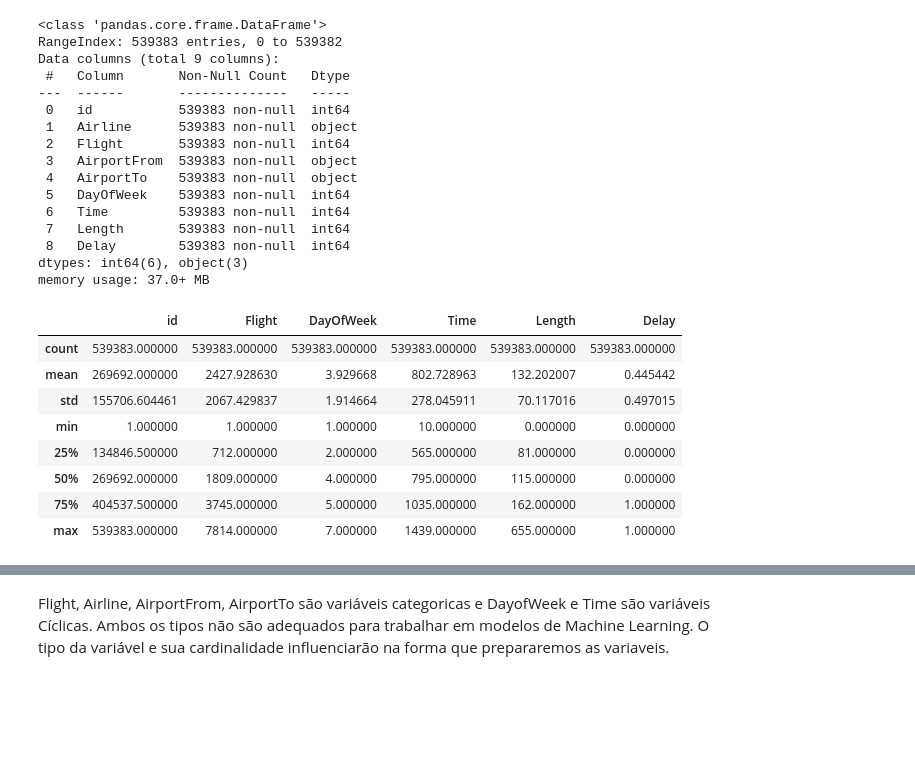
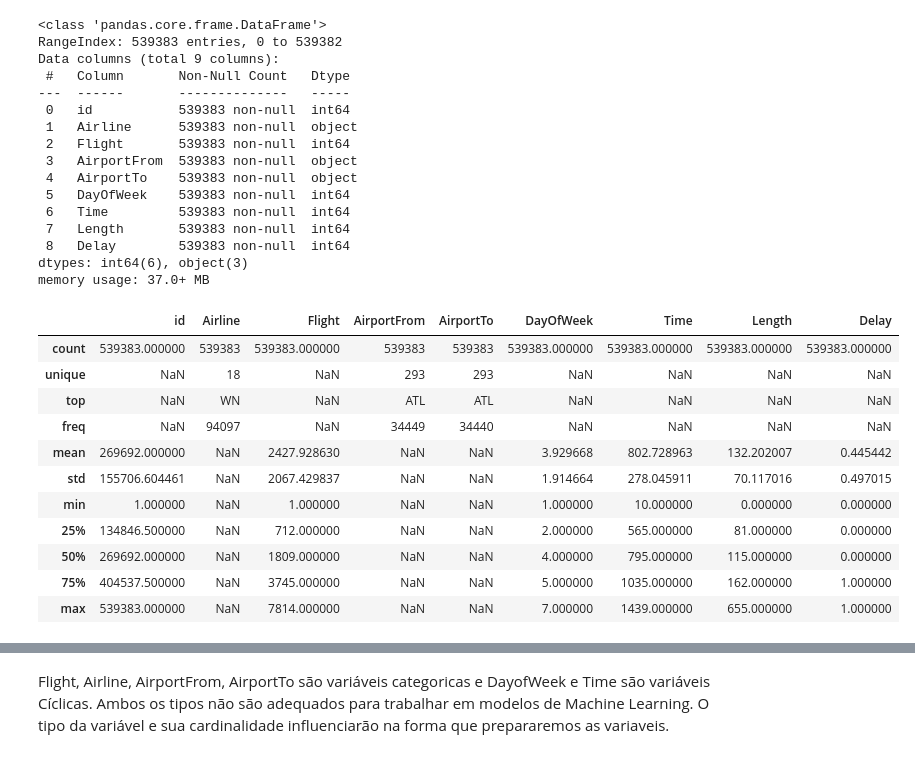
Before and after one commit to gustavopierre/flight_delay_project, a Jupyter notebook: api/machinelearning/notebooks/Flight_Delay.ipynb, the cells around one changed output, grey strips where cells are left out. Drawn from its saved outputs; the diff is of its cells as text; code cells hidden in the pictures; blank space fills up the shorter version.

```diff
--- a/api/machinelearning/notebooks/Flight_Delay.ipynb
+++ b/api/machinelearning/notebooks/Flight_Delay.ipynb
@@ -81,15 +88,19 @@ Data columns (total 9 columns):
  8   Delay        539383 non-null  int64
 dtypes: int64(6), object(3)
 memory usage: 37.0+ MB
-# %%
-dt.describe()
-# %% [output]
-|  | id | Flight | DayOfWeek | Time | Length | Delay |
-| count | 539383.000000 | 539383.000000 | 539383.000000 | 539383.000000 | 539383.000000 | 539383.000000 |
-| mean | 269692.000000 | 2427.928630 | 3.929668 | 802.728963 | 132.202007 | 0.445442 |
-| std | 155706.604461 | 2067.429837 | 1.914664 | 278.045911 | 70.117016 | 0.497015 |
-| min | 1.000000 | 1.000000 | 1.000000 | 10.000000 | 0.000000 | 0.000000 |
-| 25% | 134846.500000 | 712.000000 | 2.000000 | 565.000000 | 81.000000 | 0.000000 |
-| 50% | 269692.000000 | 1809.000000 | 4.000000 | 795.000000 | 115.000000 | 0.000000 |
-| 75% | 404537.500000 | 3745.000000 | 5.000000 | 1035.000000 | 162.000000 | 1.000000 |
-| max | 539383.000000 | 7814.000000 | 7.000000 | 1439.000000 | 655.000000 | 1.000000 |
+# %%
+# Checking the description of the data
+dt.describe(include='all')
+# %% [output]
+|  | id | Airline | Flight | AirportFrom | AirportTo | DayOfWeek | Time | Length | Delay |
+| count | 539383.000000 | 539383 | 539383.000000 | 539383 | 539383 | 539383.000000 | 539383.000000 | 539383.000000 | 539383.000000 |
+| unique | NaN | 18 | NaN | 293 | 293 | NaN | NaN | NaN | NaN |
+| top | NaN | WN | NaN | ATL | ATL | NaN | NaN | NaN | NaN |
+| freq | NaN | 94097 | NaN | 34449 | 34440 | NaN | NaN | NaN | NaN |
+| mean | 269692.000000 | NaN | 2427.928630 | NaN | NaN | 3.929668 | 802.728963 | 132.202007 | 0.445442 |
+| std | 155706.604461 | NaN | 2067.429837 | NaN | NaN | 1.914664 | 278.045911 | 70.117016 | 0.497015 |
+| min | 1.000000 | NaN | 1.000000 | NaN | NaN | 1.000000 | 10.000000 | 0.000000 | 0.000000 |
+| 25% | 134846.500000 | NaN | 712.000000 | NaN | NaN | 2.000000 | 565.000000 | 81.000000 | 0.000000 |
+| 50% | 269692.000000 | NaN | 1809.000000 | NaN | NaN | 4.000000 | 795.000000 | 115.000000 | 0.000000 |
+| 75% | 404537.500000 | NaN | 3745.000000 | NaN | NaN | 5.000000 | 1035.000000 | 162.000000 | 1.000000 |
+| max | 539383.000000 | NaN | 7814.000000 | NaN | NaN | 7.000000 | 1439.000000 | 655.000000 | 1.000000 |
```
Also changed, not shown: parts of 23 cells of this notebook.
